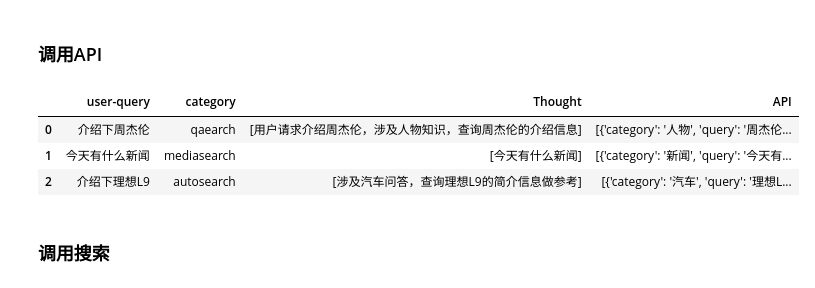
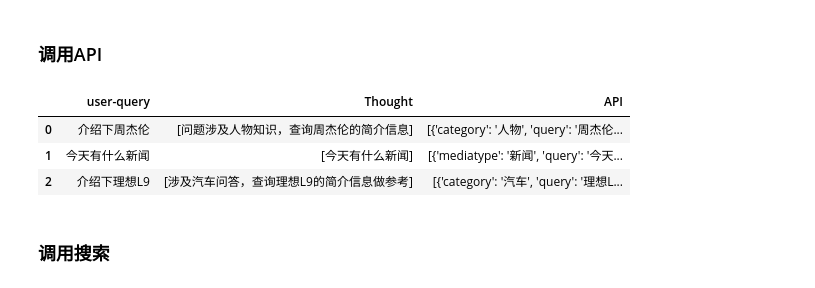
Before and after one commit to Alyroy/luoyingyaoqing, a Jupyter notebook: rag2.0/src/auto_llm_distillation/example.ipynb, the cells around one changed output. Cells and saved outputs as stored; diff of their text form; code cells hidden in the pictures.

```diff
--- a/rag2.0/src/auto_llm_distillation/example.ipynb
+++ b/rag2.0/src/auto_llm_distillation/example.ipynb
@@ -35,17 +35,17 @@ df
 # %% [markdown]
 ### 调用API
 # %%
-data = {'user-query': ['介绍下周杰伦', '今天有什么新闻', '介绍下理想L9'], 'category': ['qaearch', 'mediasearch', 'autosearch']}
+data = {'user-query': ['介绍下周杰伦', '今天有什么新闻', '介绍下理想L9']}
 df = pd.DataFrame(data)
 url = 'http://172.24.139.95:16073/ligpt_with_api/search' # 服务不可用时，联系 辛洪生 获取最新url
 
-df[['Thought', 'API']] = df.progress_apply(lambda row: get_thought_api(row['user-query'], row['category'], url), axis=1, result_type='expand')
+df[['Thought', 'API']] = df.progress_apply(lambda row: get_thought_api(row['user-query'], url), axis=1, result_type='expand')
 df
 # %% [output]
-|  | user-query | category | Thought | API |
-| 0 | 介绍下周杰伦 | qaearch | [用户请求介绍周杰伦，涉及人物知识，查询周杰伦的介绍信息] | [{'category': '人物', 'query': '周杰伦... |
-| 1 | 今天有什么新闻 | mediasearch | [今天有什么新闻] | [{'category': '新闻', 'query': '今天有... |
-| 2 | 介绍下理想L9 | autosearch | [涉及汽车问答，查询理想L9的简介信息做参考] | [{'category': '汽车', 'query': '理想L... |
+|  | user-query | Thought | API |
+| 0 | 介绍下周杰伦 | [问题涉及人物知识，查询周杰伦的简介信息] | [{'category': '人物', 'query': '周杰伦... |
+| 1 | 今天有什么新闻 | [今天有什么新闻] | [{'mediatype': '新闻', 'query': '今天... |
+| 2 | 介绍下理想L9 | [涉及汽车问答，查询理想L9的简介信息做参考] | [{'category': '汽车', 'query': '理想L... |
 # %% [markdown]
 ### 调用搜索
 # %%
```
Also changed, not shown: 3 other files.
